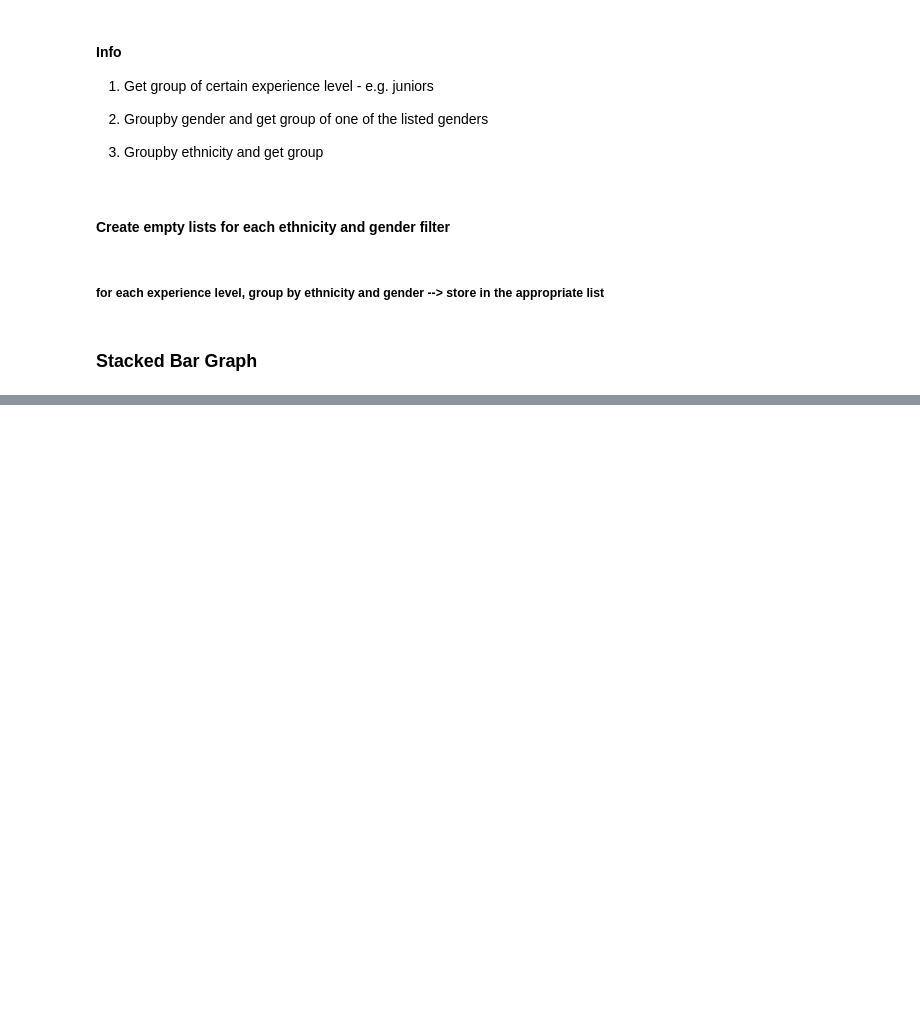
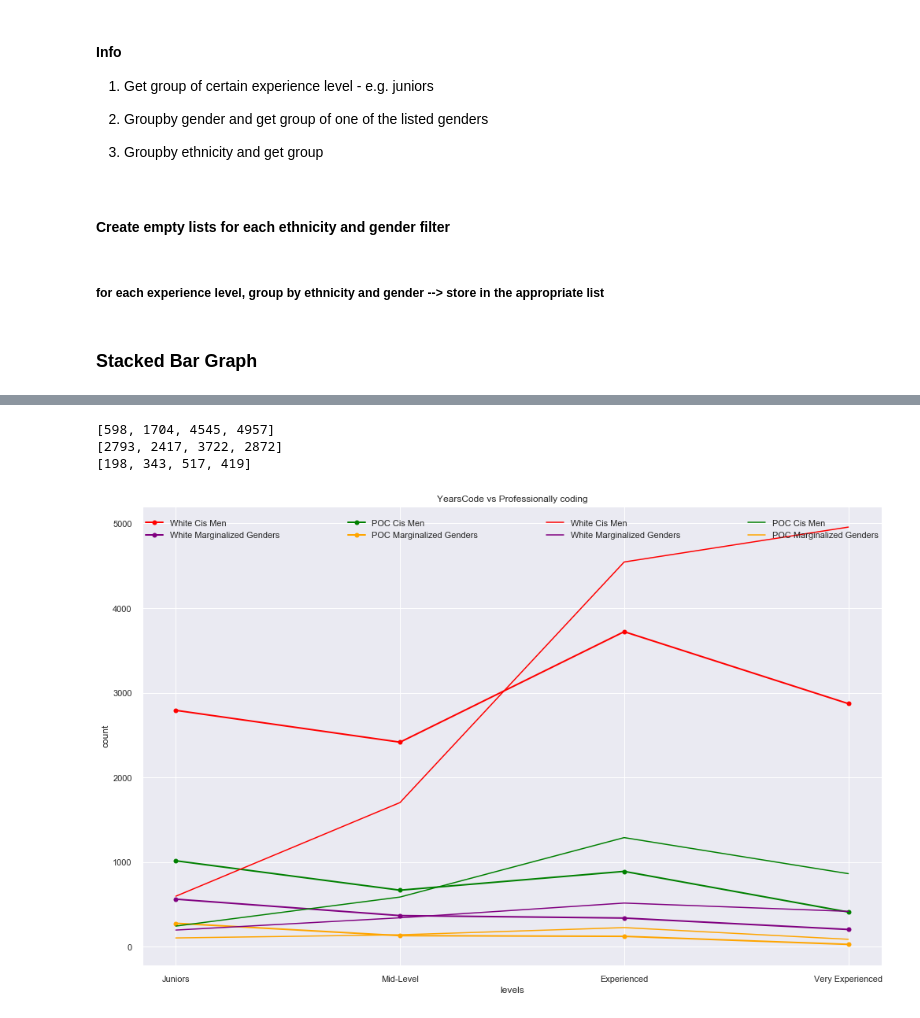
Before and after one commit to lanicesims/TIN_stack_overflow_public_survey_data, a Jupyter notebook: 2019_stackoverflow_data.ipynb, the cells around one changed output, grey strips where cells are left out. Saved outputs shown, nothing was run; the diff lists cells and outputs as text; code cells hidden in the pictures; blank space fills up the shorter version.

```diff
--- a/2019_stackoverflow_data.ipynb
+++ b/2019_stackoverflow_data.ipynb
@@ -515,0 +383,7 @@ created a for loop based on experience levels
+# %%
+yearscode = data_df.groupby('YearsCode')
+
+coding_white_cis_men_list = []
+coding_white_marginalized_genders_list = []
+coding_poc_cis_men_list = []
+coding_poc_marginalized_genders_list = []
@@ -515,0 +428,41 @@ created a for loop based on experience levels
+# %%
+print(coding_white_cis_men_list)
+print(prof_white_cis_men_count)
+# a lot of white cis men say they have been unprofessionally coding for a higher amount of years
+# compared to the years they have been coding professionally - numbers are more evenly spread out.
+# %% [output]
+[598, 1704, 4545, 4957]
+[2793, 2417, 3722, 2872]
+[198, 343, 517, 419]
+# %%
+yearsCodeLevel = data_df['YearsCode'].unique()
+# %%
+fig = plt.figure(figsize = (15, 10))
+
+ind = np.arange(len(yearsCodeLevel))
+
+#yearscodepro
+plt.plot(ind, prof_white_cis_men_count, label='White Cis Men', color='red', marker="o", linewidth=2)
+plt.plot(ind, prof_white_marginalized_genders_count, color="purple", label='White Marginalized Genders', marker="o", linewidth=2)
+plt.plot(ind, prof_poc_cis_men_count, color="green", label='POC Cis Men', marker="o", linewidth=2)
+plt.plot(ind, prof_poc_marginalized_genders_count, color="orange", label='POC Marginalized Genders', marker="o", linewidth=2)
+
+# #yearscode
+plt.plot(ind, coding_white_cis_men_list, label='White Cis Men', color='red', linestyle='-')
+plt.plot(ind, coding_white_marginalized_genders_list, color="purple", label='White Marginalized Genders', linestyle='-')
+plt.plot(ind, coding_poc_cis_men_list, color="green", label='POC Cis Men', linestyle='-')
+plt.plot(ind, coding_poc_marginalized_genders_list, color="orange", label='POC Marginalized Genders', linestyle='-')
+
+
+plt.xticks(ind, ('Juniors', 'Mid-Level', 'Experienced', 'Very Experienced'))
+
+# plt.yticks(np.arange(0, 130, 10))
+
+plt.xlabel('levels')
+plt.ylabel('count')
+plt.title('YearsCode vs Professionally coding')
+plt.legend(bbox_to_anchor=(0., .92, 1., .102), loc=3,
+       ncol=4, mode="expand", borderaxespad=0.)
+plt.show()
+# %% [output]
+[figure, added]
```
Also changed, not shown: parts of 30 cells of this notebook.
